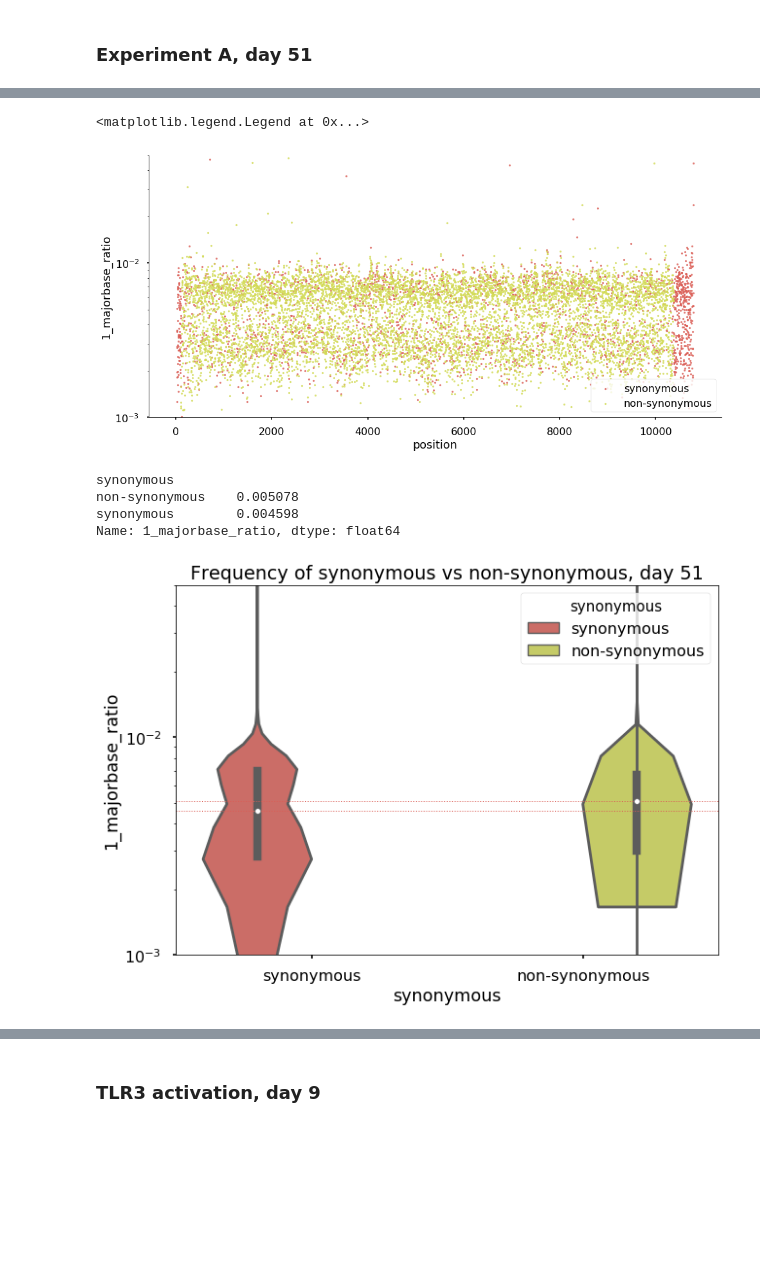
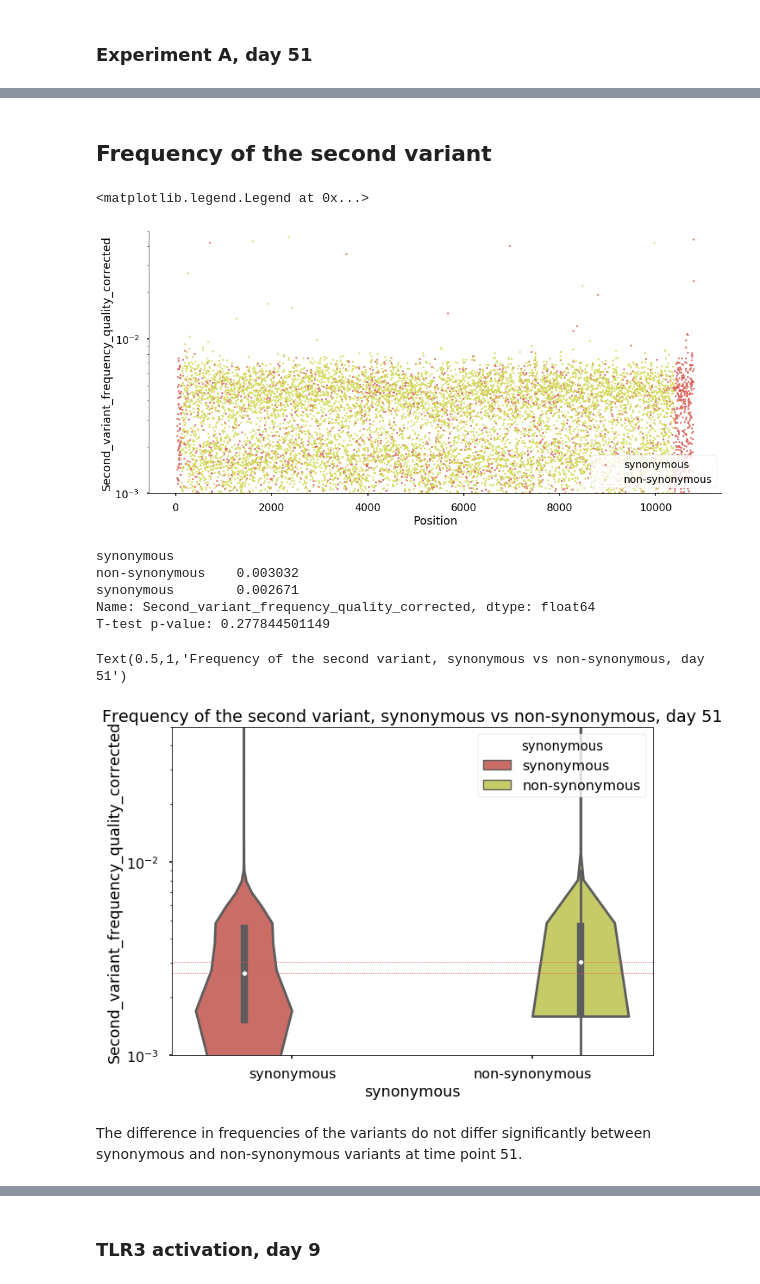
Before and after one commit to Boussau/Notebooks, a Jupyter notebook: Notebooks/Viromics/Analysis_of_first_libraries.ipynb, the cells around one changed output, grey strips where cells are left out. Drawn from its saved outputs; the diff is of its cells as text; code cells hidden in the pictures; blank space fills up the shorter version.

```diff
--- a/Notebooks/Viromics/Analysis_of_first_libraries.ipynb
+++ b/Notebooks/Viromics/Analysis_of_first_libraries.ipynb
@@ -78,12 +136,0 @@ DD3_A.describe(include='all')
-# %%
-DD3_A['majorbase_ratio'] = DD3_A ['majorbases']/DD3_A ['coverage']
-DD6_A['majorbase_ratio'] = DD6_A ['majorbases']/DD6_A ['coverage']
-DD9_A['majorbase_ratio'] = DD9_A ['majorbases']/DD9_A ['coverage']
-DD12_A['majorbase_ratio'] = DD12_A ['majorbases']/DD12_A ['coverage']
-DD24_A['majorbase_ratio'] = DD24_A ['majorbases']/DD24_A ['coverage']
-DD51_A['majorbase_ratio'] = DD51_A ['majorbases']/DD51_A ['coverage']
-overlay_table =  pd.DataFrame ({'position':DD3_A['position'], 'DD3_A':DD3_A ['majorbase_ratio'], 'DD6_A':DD6_A ['majorbase_ratio'],'DD9_A':DD9_A ['majorbase_ratio'],'DD12_A':DD12_A ['majorbase_ratio'], 'DD24_A':DD24_A ['majorbase_ratio'], 'DD51_A':DD51_A ['majorbase_ratio']})
-siz = len(DD3_A ['coverage'])
-sample = siz*["DD3A"]+siz*["DD6A"]+siz*["DD9A"]+siz*["DD12A"]+siz*["DD24A"]+siz*["DD51A"]
-
-overlay_table_concat = pd.DataFrame ({'position':pd.concat([DD3_A['position'],DD6_A['position'],DD9_A['position'],DD12_A['position'],DD24_A['position'],DD51_A['position']]), 'majorbase_ratio':pd.concat([DD3_A ['majorbase_ratio'],DD6_A ['majorbase_ratio'], DD9_A ['majorbase_ratio'],DD12_A ['majorbase_ratio'], DD24_A ['majorbase_ratio'], DD51_A ['majorbase_ratio'] ]), 'sample':sample})
@@ -569,10 +808,8 @@ plot_genes()
+# %% [markdown]
+## Frequency of the second variant
 # %%
-DD51_A['1_majorbase_ratio'] = 1.0 - DD51_A['majorbase_ratio']
 
-#f, ax = plt.subplots(figsize=(10, 7))
-#ax.set(yscale="log")
-
-lm=sns.lmplot( x="position", y="1_majorbase_ratio", data=DD51_A, fit_reg=False, hue='synonymous', legend=False, size=7, aspect=2, scatter_kws={"s": 10})
+lm=sns.lmplot( x="Position", y="Second_variant_frequency_quality_corrected", data=DD51_A, fit_reg=False, hue='synonymous', legend=False, size=7, aspect=2, scatter_kws={"s": 10})
 axes = lm.axes
 axes[0,0].set_ylim(0.001,0.05)
 axes[0,0].set(yscale="log")
@@ -585,26 +822,33 @@ plt.legend(loc='lower right')
 #plt.legend(loc='lower right')
 # %% [output]
 <matplotlib.legend.Legend at 0x...>
-[figure, old version]
+[figure, new version]
 # %%
+print( DD51_A.groupby(['synonymous'])['Second_variant_frequency_quality_corrected'].median())
+syn = DD51_A['Second_variant_frequency_quality_corrected'][DD51_A['synonymous']=="synonymous"]
+nonsyn = DD51_A['Second_variant_frequency_quality_corrected'][DD51_A['synonymous']=="non-synonymous"]
+print("T-test p-value: "+str(ttest_ind(syn, nonsyn)[1]))
 
 f, ax = plt.subplots(figsize=(10, 7))
 ax.set(yscale="log")
-lm=sns.violinplot(x='synonymous', y="1_majorbase_ratio", data=DD51_A,  hue='synonymous', ax=ax, bw=0.2)
+lm=sns.violinplot(x='synonymous', y="Second_variant_frequency_quality_corrected", data=DD51_A,  hue='synonymous', ax=ax, bw=0.2)
 axes = lm.axes
 axes.set_ylim(0.001,0.05)
 axes.set(yscale="log")
 
-print( DD51_A.groupby(['synonymous'])['1_majorbase_ratio'].median())
-medians = DD51_A.groupby(['synonymous'])['1_majorbase_ratio'].median().values
+medians = DD51_A.groupby(['synonymous'])['Second_variant_frequency_quality_corrected'].median().values
 plt.axhline(y=medians[0], linewidth=1, linestyle=':')
 plt.axhline(y=medians[1], linewidth=1, linestyle=':')
 # giving title to the plot
-plt.title("Frequency of synonymous vs non-synonymous, day 51");
+plt.title("Frequency of the second variant, synonymous vs non-synonymous, day 51")
 # %% [output]
 synonymous
-non-synonymous    0.005078
-synonymous        0.004598
-Name: 1_majorbase_ratio, dtype: float64
+non-synonymous    0.003032
+synonymous        0.002671
+Name: Second_variant_frequency_quality_corrected, dtype: float64
+T-test p-value: 0.277844501149
+Text(0.5,1,'Frequency of the second variant, synonymous vs non-synonymous, day 51')
-[figure, old version]
+[figure, new version]
+# %% [markdown]
+The difference in frequencies of the variants do not differ significantly between synonymous and non-synonymous variants at time point 51.
 # %%
```
Also changed, not shown: parts of 116 cells of this notebook.
